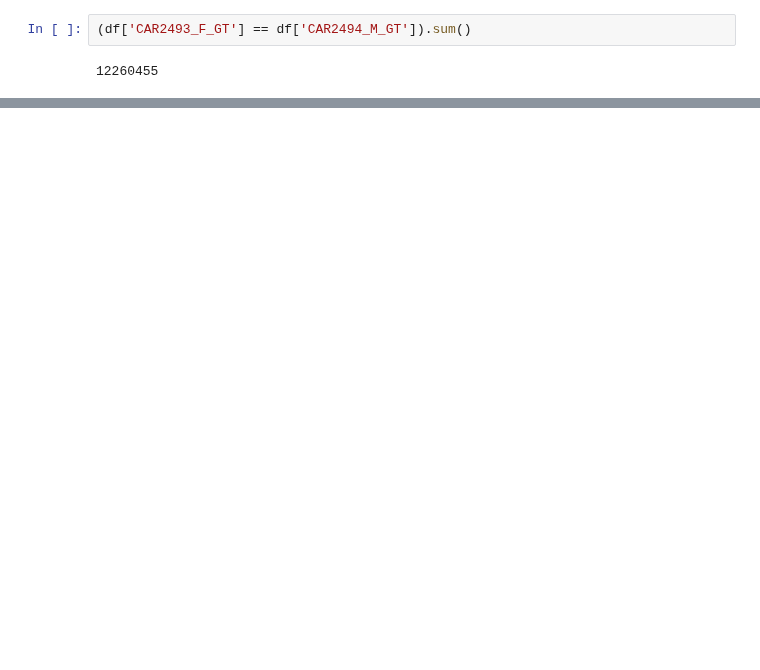
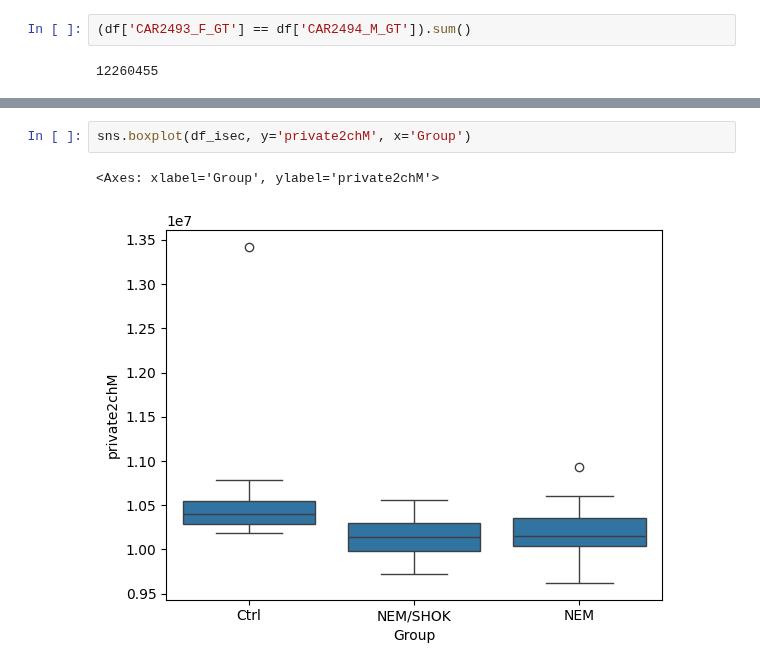
Before and after one commit to mitoclub/AquaSelection, a Jupyter notebook: intersect.ipynb, the cells around one changed output, grey strips where cells are left out. Drawn from its saved outputs; the diff is of its cells as text; blank space fills up the shorter version.

```diff
--- a/intersect.ipynb
+++ b/intersect.ipynb
@@ -198,0 +248,5 @@ df_isec
+# %%
+sns.boxplot(df_isec, y='private2chM', x='Group')
+# %% [output]
+<Axes: xlabel='Group', ylabel='private2chM'>
+[figure, added]
```
Also changed, not shown: parts of 19 cells of this notebook, 1 other file.
